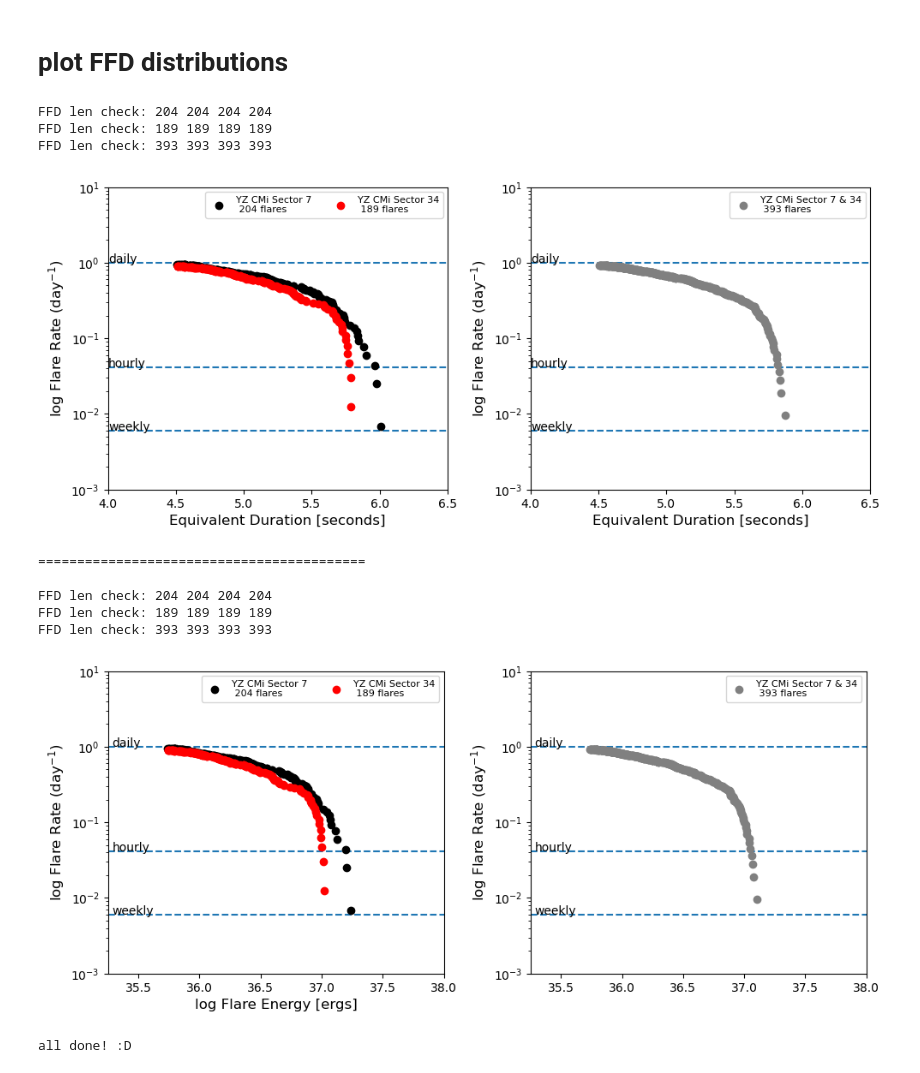
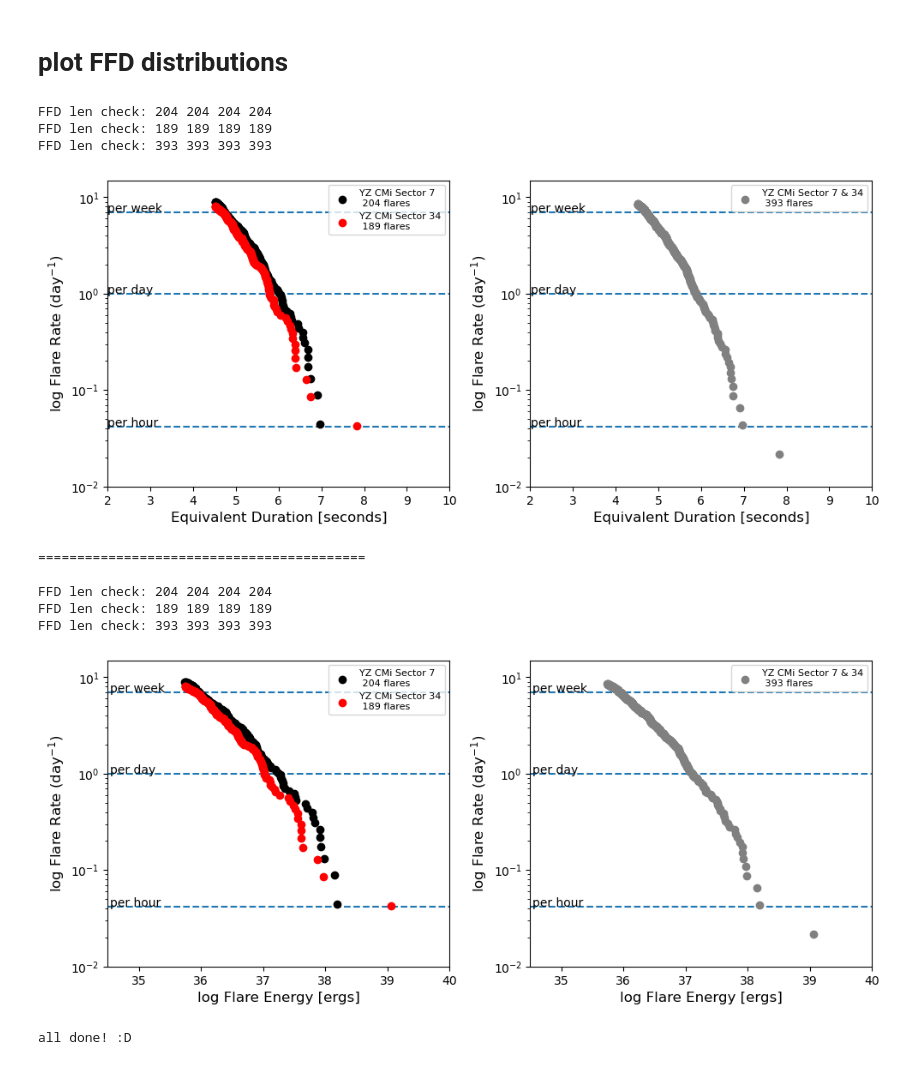
Before and after one commit to daxfeliz/altaipony_practice, a Jupyter notebook: How_to_use_AltaiPony_and_extract_FFDs.ipynb, the cells around one changed output. Cells and saved outputs as stored; diff of their text form; code cells hidden in the pictures.

```diff
--- a/How_to_use_AltaiPony_and_extract_FFDs.ipynb
+++ b/How_to_use_AltaiPony_and_extract_FFDs.ipynb
@@ -56,7 +56,7 @@ def apply_altai(ID, input_LC,smoothed_input_LC,
     Altai_flare_fits = pd.DataFrame({'tstart': flc['tstart'],
                                'tpeak': np.ones_like(flc['tstart'])*np.nan,
                                'Fpeak': flc['ampl_rec'],
-                               'Npts': (flc['tstop']-flc['tstart'])/cad,
+                               'Npts': ((flc['tstop']-flc['tstart'])/cad).astype(int),
                                'equiv_dur': flc['ed_rec'],
                                'dur': flc['dur'],
                                'FWHM': np.ones_like(flc['tstart'])*np.nan,
@@ -68,7 +68,7 @@ def apply_altai(ID, input_LC,smoothed_input_LC,
 
 
 def FFD(LC_summary, TOTEXP=1., Lum=30., fluxerr=0., dur=[],
-        logY=True, est_comp=False,is_altai=True):
+        logY=False, est_comp=False,is_altai=True):
     '''
     Given a set of stellar flares, with accompanying durations light curve properties,
     compute the reverse cumulative Flare Frequency Distribution (FFD), and
@@ -587,9 +587,9 @@ tess_exp_34 = np.nanmedian(np.diff(S34_detrended_lc.time))  * len(S34_detrended_
 tess_exp_7_and_34 = np.nanmedian(np.diff(smoothed_input_LC.time))  * len(smoothed_input_LC.time)
 
 # provide flux uncertainties
-flux_err_7 = np.nanmedian(S7_detrended_lc.flux_err)
-flux_err_34 = np.nanmedian(S34_detrended_lc.flux_err)
-flux_err_7_and_34 = np.nanmedian(smoothed_input_LC.flux_err)
+flux_err_7 = np.nanmedian(S7_detrended_lc.flux_err)/np.nanmedian(S7_detrended_lc.flux)
+flux_err_34 = np.nanmedian(S34_detrended_lc.flux_err)/np.nanmedian(S34_detrended_lc.flux)
+flux_err_7_and_34 = np.nanmedian(smoothed_input_LC.flux_err)/np.nanmedian(smoothed_input_LC.flux)
 # %% [markdown]
 # plot FFD distributions
 # %%
@@ -600,7 +600,7 @@ def plot_flare_rate_lines(ax1,ax2,rate,rate_str):
     ax2.axhline(y=rate,linestyle='--',zorder=-10)
     ax2.text(x=xmin+xmin*1/1000,y=rate+rate*1/100,s=rate_str,transform=ax2.transData)
 # %%
-
+logY=False
 
 # if we set flare luminosity to zero, the "flare energies"
 # are equal to the equivalent durations of the flares
@@ -608,15 +608,15 @@ Lflare = 0
 
 flc_7_ffd = FFD(flc_7, TOTEXP=tess_exp_7,
                 Lum=Lflare, fluxerr=flux_err_7, dur=[],
-                logY=True, est_comp=False,is_altai=False)
+                logY=logY, est_comp=False,is_altai=False)
 
 flc_34_ffd = FFD(flc_34, TOTEXP=tess_exp_34,
                    Lum=Lflare, fluxerr=flux_err_34, dur=[],
-        logY=True, est_comp=False,is_altai=False)
+        logY=logY, est_comp=False,is_altai=False)
 
 flc_7_and_34_ffd = FFD(flc_7_and_34, TOTEXP=tess_exp_7_and_34,
                          Lum=Lflare, fluxerr=flux_err_7_and_34, dur=[],
-        logY=True, est_comp=False,is_altai=False)
+        logY=logY, est_comp=False,is_altai=False)
 
 
 
@@ -641,7 +641,7 @@ ax2.set_xlabel('Equivalent Duration [seconds]',fontsize=12)
 ax2.set_ylabel('log Flare Rate (day$^{-1}$)',fontsize=12)
 
 
-ymin,ymax= 1e-3,10
+ymin,ymax= 1e-2,15
 ax1.set_ylim(ymin,ymax)
 ax2.set_ylim(ymin,ymax)
 
@@ -649,16 +649,15 @@ ymin,ymax = np.min([ax1.get_ylim(),ax2.get_ylim()]),np.max([ax1.get_ylim(),ax2.g
 ax1.set_ylim(ymin,ymax)
 ax2.set_ylim(ymin,ymax)
 
-xmin,xmax = 4,6.5
+xmin,xmax = 2,10
 ax1.set_xlim(xmin,xmax)
 ax2.set_xlim(xmin,xmax)
 
-plot_flare_rate_lines(ax1,ax2,rate=1/24,rate_str='hourly')
-plot_flare_rate_lines(ax1,ax2,rate=1,rate_str='daily')
-plot_flare_rate_lines(ax1,ax2,rate=1/(24*7),rate_str='weekly')
-# plot_flare_rate_lines(ax1,ax2,rate=1/(24*7*31),rate_str='monthly')
+plot_flare_rate_lines(ax1,ax2,rate=1/24,rate_str='per hour')
+plot_flare_rate_lines(ax1,ax2,rate=1,rate_str='per day')
+plot_flare_rate_lines(ax1,ax2,rate=7,rate_str='per week')
 
-ax1.legend(loc='upper right',fontsize=8,ncol=2)#,bbox_to_anchor=(1,1))
+ax1.legend(loc='upper right',fontsize=8,ncol=1)#,bbox_to_anchor=(1,1))
 ax2.legend(loc='upper right',fontsize=8,ncol=2)#,bbox_to_anchor=(1,1))
 
 fig.tight_layout(pad=1)
@@ -671,15 +670,15 @@ Lflare = np.log10(tess_flare_factor.value)
 
 flc_7_ffd = FFD(flc_7, TOTEXP=tess_exp_7,
                 Lum=Lflare, fluxerr=flux_err_7, dur=[],
-                logY=True, est_comp=False,is_altai=False)
+                logY=logY, est_comp=False,is_altai=False)
 
 flc_34_ffd = FFD(flc_34, TOTEXP=tess_exp_34,
                    Lum=Lflare, fluxerr=flux_err_34, dur=[],
-        logY=True, est_comp=False,is_altai=False)
+        logY=logY, est_comp=False,is_altai=False)
 
 flc_7_and_34_ffd = FFD(flc_7_and_34, TOTEXP=tess_exp_7_and_34,
                          Lum=Lflare, fluxerr=flux_err_7_and_34, dur=[],
-        logY=True, est_comp=False,is_altai=False)
+        logY=logY, est_comp=False,is_altai=False)
 
 fig=plt.figure(figsize=(10,8))
 ax1=fig.add_subplot(221)
@@ -698,44 +697,45 @@ ax1.set_xlabel('log Flare Energy [ergs]',fontsize=12)
 ax1.set_ylabel('log Flare Rate (day$^{-1}$)',fontsize=12)
 
 ax2.set_yscale('log')
-ax1.set_xlabel('log Flare Energy [ergs]',fontsize=12)
+ax2.set_xlabel('log Flare Energy [ergs]',fontsize=12)
 ax2.set_ylabel('log Flare Rate (day$^{-1}$)',fontsize=12)
 
 
-ymin,ymax= 1e-3,10
+ymin,ymax= 1e-2,15
 ax1.set_ylim(ymin,ymax)
 ax2.set_ylim(ymin,ymax)
 
 ymin,ymax = np.min([ax1.get_ylim(),ax2.get_ylim()]),np.max([ax1.get_ylim(),ax2.get_ylim()])
 
 ax1.set_ylim(ymin,ymax)
 ax2.set_ylim(ymin,ymax)
 
-xmin,xmax = 35.75-0.5,38
+xmin,xmax = 35.-0.5,40
 ax1.set_xlim(xmin,xmax)
 ax2.set_xlim(xmin,xmax)
-plot_flare_rate_lines(ax1,ax2,rate=1/24,rate_str='hourly')
-plot_flare_rate_lines(ax1,ax2,rate=1,rate_str='daily')
-plot_flare_rate_lines(ax1,ax2,rate=1/(24*7),rate_str='weekly')
-# plot_flare_rate_lines(ax1,ax2,rate=1/(24*7*31),rate_str='monthly')
+
+plot_flare_rate_lines(ax1,ax2,rate=1/24,rate_str='per hour')
+plot_flare_rate_lines(ax1,ax2,rate=1,rate_str='per day')
+plot_flare_rate_lines(ax1,ax2,rate=7,rate_str='per week')
 
 
-ax1.legend(loc='upper right',fontsize=8,ncol=2)#,bbox_to_anchor=(1,1))
+
+ax1.legend(loc='upper right',fontsize=8,ncol=1)#,bbox_to_anchor=(1,1))
 ax2.legend(loc='upper right',fontsize=8,ncol=2)#,bbox_to_anchor=(1,1))
 
 fig.tight_layout(pad=1)
 plt.show()
 # %% [output]
 FFD len check: 204 204 204 204
 FFD len check: 189 189 189 189
 FFD len check: 393 393 393 393
-[figure, old version]
+[figure, new version]
 ==========================================
 
 FFD len check: 204 204 204 204
 FFD len check: 189 189 189 189
 FFD len check: 393 393 393 393
-[figure, old version]
+[figure, new version]
 # %%
 print('all done! :D')
 # %% [output]
```
